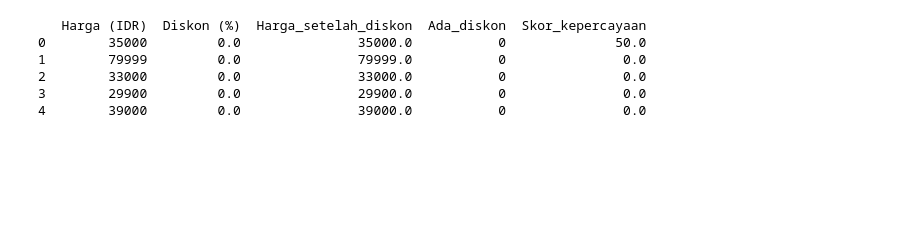
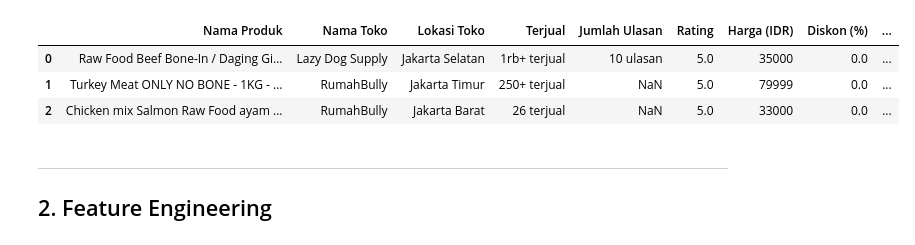
Before and after one commit to lewron135/ML-Tokopedia-Best-Seller, a Jupyter notebook: main.ipynb, the cells around one changed output. Drawn from its saved outputs; the diff is of its cells as text; code cells hidden in the pictures; blank space fills up the shorter version.

```diff
--- a/main.ipynb
+++ b/main.ipynb
@@ -114,20 +46,10 @@ print(df[['Jumlah Ulasan', 'Ulasan_bersih']].head(10))
-# %%
-# Fitur tambahan
-
-# Harga setelah diskon
-df['Harga_setelah_diskon'] = df['Harga (IDR)'] * (1 - df['Diskon (%)']/100)
-
-# Apakah ada diskon? (0 atau 1)
-df['Ada_diskon'] = (df['Diskon (%)'] > 0).astype(int)
-
-# Interaksi Rating x Ulasan, karena rating 5.0 dari 1 ulasan sangat berbeda dengan rating 4.8 dari 500 ulasan
-df['Skor_kepercayaan'] = df['Rating'] * df['Ulasan_bersih']
-
-print(df[['Harga (IDR)', 'Diskon (%)', 'Harga_setelah_diskon', 'Ada_diskon', 'Skor_kepercayaan']].head())
-# %% [output]
-   Harga (IDR)  Diskon (%)  Harga_setelah_diskon  Ada_diskon  Skor_kepercayaan
-0        35000         0.0               35000.0           0              50.0
-1        79999         0.0               79999.0           0               0.0
-2        33000         0.0               33000.0           0               0.0
-3        29900         0.0               29900.0           0               0.0
-4        39000         0.0               39000.0           0               0.0
+# %%
+df.head(3)
+# %% [output]
+|  | Nama Produk | Nama Toko | Lokasi Toko | Terjual | Jumlah Ulasan | Rating | Harga (IDR) | Diskon (%) | ... |
+| 0 | Raw Food Beef Bone-In / Daging Gi... | Lazy Dog Supply | Jakarta Selatan | 1rb+ terjual | 10 ulasan | 5.0 | 35000 | 0.0 | ... |
+| 1 | Turkey Meat ONLY NO BONE - 1KG - ... | RumahBully | Jakarta Timur | 250+ terjual | NaN | 5.0 | 79999 | 0.0 | ... |
+| 2 | Chicken mix Salmon Raw Food ayam ... | RumahBully | Jakarta Barat | 26 terjual | NaN | 5.0 | 33000 | 0.0 | ... |
+# %% [markdown]
+---
+## 2. Feature Engineering
```
Also changed, not shown: parts of 32 cells of this notebook, 2 other files.
